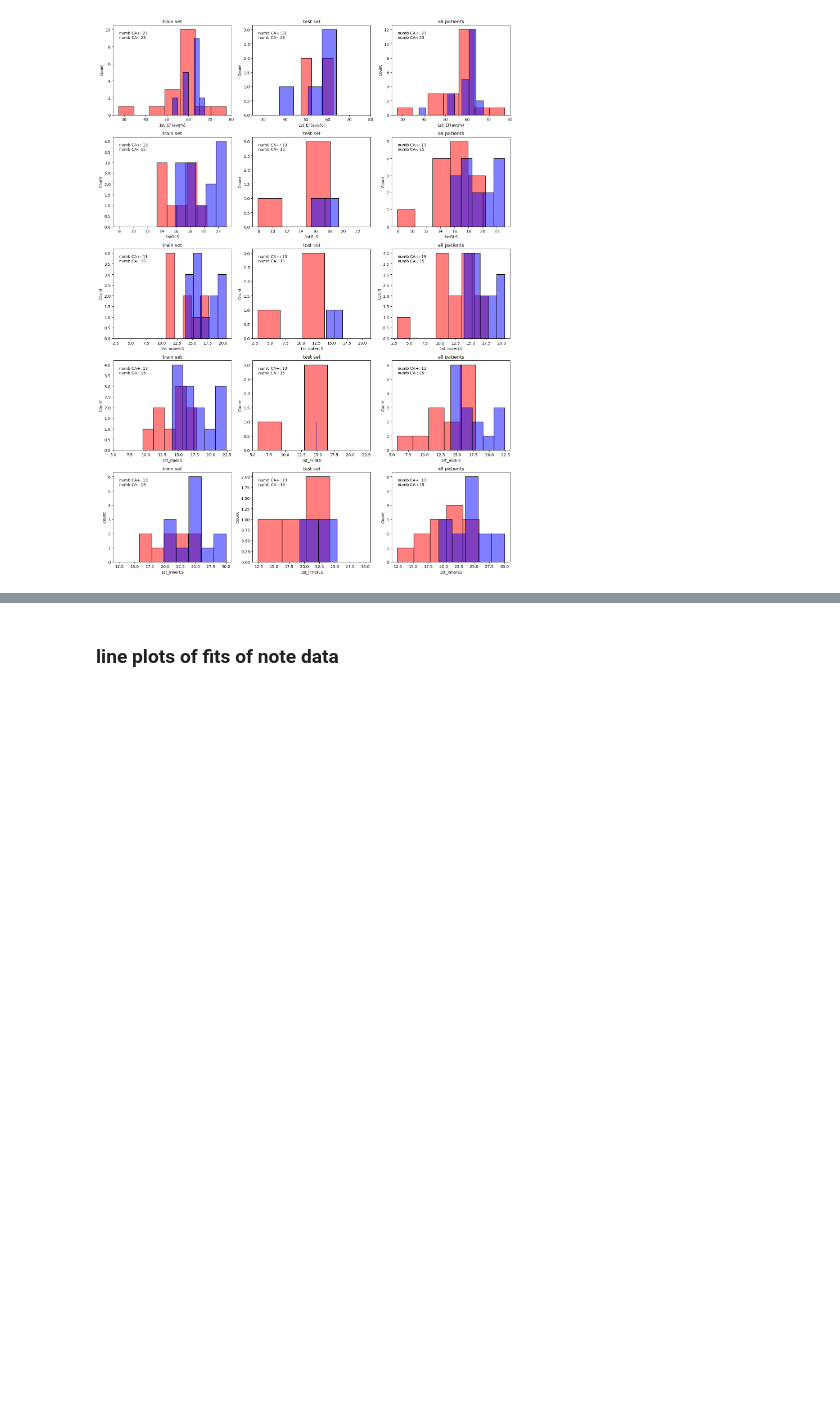
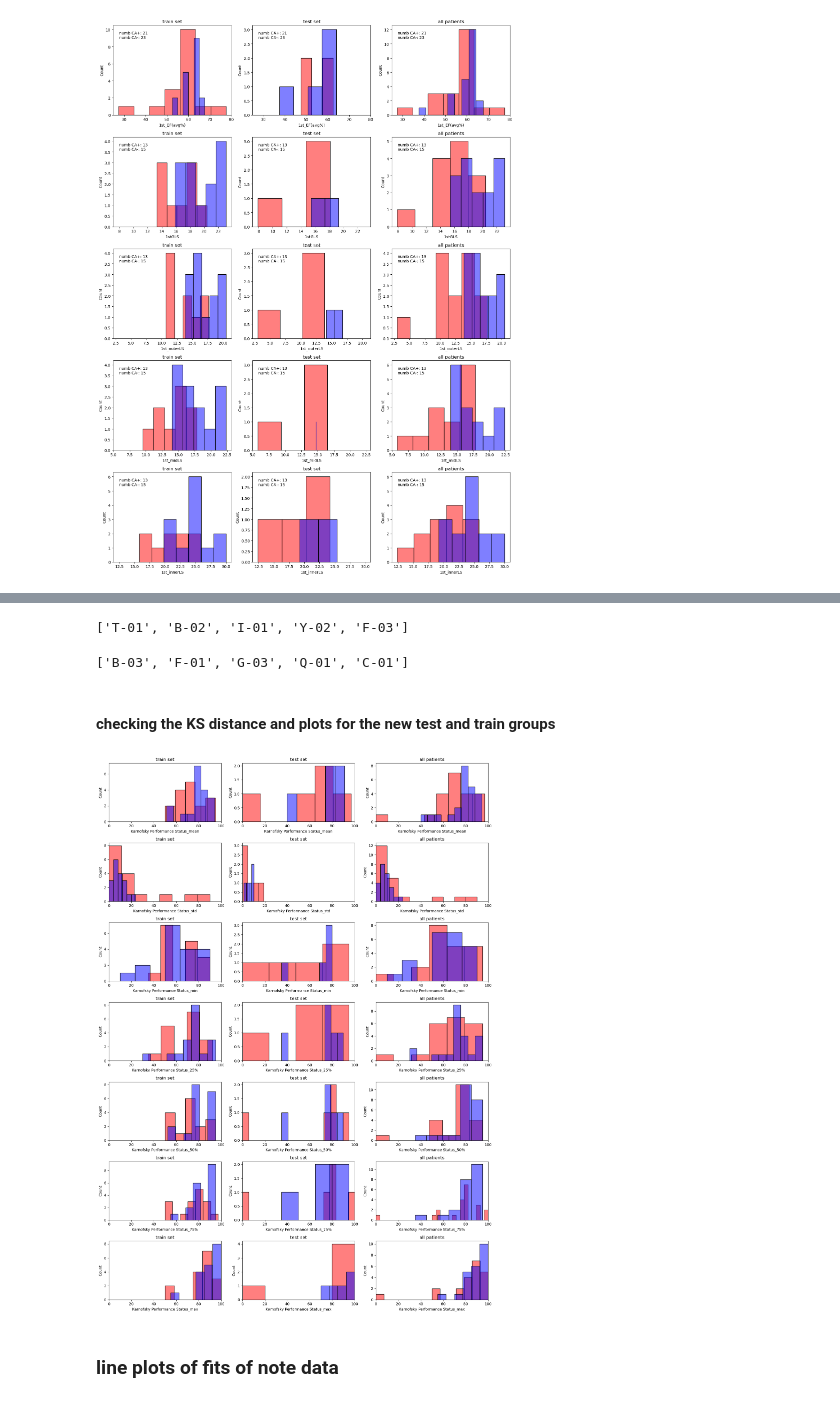
Before and after one commit to BisonCremer/cardiac-amyloidosis, a Jupyter notebook: 040_Mistic_2025/processing_data/StatsVisuals_2025-05-07.ipynb, the cells around one changed output, grey strips where cells are left out. Cells and saved outputs as stored; diff of their text form; code cells hidden in the pictures; blank space fills up the shorter version.

```diff
--- a/040_Mistic_2025/processing_data/StatsVisuals_2025-05-07.ipynb
+++ b/040_Mistic_2025/processing_data/StatsVisuals_2025-05-07.ipynb
@@ -35,8 +35,8 @@ new_dirrectory = path
 os.chdir(new_dirrectory)
 # %%
 #updates to directory management
-machine_directory = 'C:/Users/mcremer' #the C and path to the project folder
-# machine_directory = 'C:/Users/maega' #when working from home machine
+# machine_directory = 'C:/Users/mcremer' #the C and path to the project folder
+machine_directory = 'C:/Users/maega' #when working from home machine
 storage_directory = 'UFL Dropbox/Maegan Cremer/research-share/Maegan/Projects' #Local, HPG, or dropbox
 project_directory = 'Cardiac-Amyloidosis-Multiple-Myeloma' #project folder
 project_lv2_directory = '017_Mistic_noNotes_t-60' #deeper part of project folder
@@ -1120,0 +1123,22 @@ plt.tight_layout()
+# %%
+df_KPS_means = ptNotesDescriptiveStats_df['Karnofsky Performance Status_mean']
+# %%
+means_sorted_positive = df_KPS_means[listPositive].sort_values()
+sortedPositivePatients = list(means_sorted_positive.index)
+PositiveTestPts = sortedPositivePatients[::5]
+print(PositiveTestPts)
+
+PositiveTrainPts = [pt for pt in listPositive if pt not in PositiveTestPts]
+# %% [output]
+['T-01', 'B-02', 'I-01', 'Y-02', 'F-03']
+# %%
+means_sorted_negative = df_KPS_means[listNegative].sort_values()
+sortedNegativePatients = list(means_sorted_negative.index)
+NegativeTestPts = sortedNegativePatients[::5]
+print(NegativeTestPts)
+
+NegativeTrainPts = [pt for pt in listNegative if pt not in NegativeTestPts]
+# %% [output]
+['B-03', 'F-01', 'G-03', 'Q-01', 'C-01']
+# %% [markdown]
+#### checking the KS distance and plots for the new test and train groups
@@ -1121,3 +1192,56 @@ plt.tight_layout()
+# %%
+#exporting this to a sheet
+for stat in dict_ks_test.keys():
+    data = dict_ks_test[stat]
+    sheet_name = re.split(r"_(?=[^_])", stat)[1]
+    ptfn.outputToExcel(df_data=data, fileName_header="Karnofsky_NEW_", fileName_Common="stats_", fileName_suffix=folderNameSuffix, parent_dir=outputDir,
+                folderName= folderNameOut, sheetName= sheet_name)
+# %%
+# plot looking at the karnofsky lower 25%
+cols = 3
+rows = 7
+fig, axes = plt.subplots(rows, cols, figsize=(15, rows * 3))
+axes = axes.flatten()  # Flatten the axes array for easy indexing
+# fig.suptitle("Patients Note Data")
+
+i = 0
+for stat in Karnofsky_stats:
+
+        ax = axes[i]
+        #histograms
+        sns.histplot(ptNotesDescriptiveStats_df[stat][PositiveTrainPts], color='red', alpha = 0.5, ax= ax)
+        sns.histplot(ptNotesDescriptiveStats_df[stat][NegativeTrainPts], color='blue', alpha = 0.5, ax = ax)
+
+        # ax.annotate("skew CA+: " + str(df_shapeofNoteStats['skew train positive'][stat])[:4] + "\nskew CA-: " + str(df_shapeofNoteStats['skew train negative'][stat])[:4], xy = (0.05,0.85),
+        #         xycoords = 'axes fraction')
+        ax.set_title("train set")
+        ax.set_xlim(0,100)
+
+        ax = axes[i+1]
+        #histograms
+        sns.histplot(ptNotesDescriptiveStats_df[stat][PositiveTestPts], color='red', alpha = 0.5, ax= ax)
+        sns.histplot(ptNotesDescriptiveStats_df[stat][NegativeTestPts], color='blue', alpha = 0.5, ax = ax)
+
+        # ax.annotate("skew CA+: " + str(df_shapeofNoteStats['skew test positive'][stat])[:4] + "\nskew CA-: " + str(df_shapeofNoteStats['skew test negative'][stat])[:4], xy = (0.05,0.85),
+        #         xycoords = 'axes fraction')
+        ax.set_title("test set")
+        ax.set_xlim(0,100)
+
+        ax = axes[i+2]
+        #histograms
+        sns.histplot(ptNotesDescriptiveStats_df[stat][listPositive], color='red', alpha = 0.5, ax= ax)
+        sns.histplot(ptNotesDescriptiveStats_df[stat][listNegative], color='blue', alpha = 0.5, ax = ax)
+
+        # ax.annotate("skew CA+: " + str(df_shapeofNoteStats['skew positive'][stat])[:4] + "\nskew CA-: " + str(df_shapeofNoteStats['skew negative'][stat])[:4], xy = (0.05,0.85),
+        #         xycoords = 'axes fraction')
+        ax.set_title('all patients')
+        ax.set_xlim(0,100)
+
+        i = i+3
+
+plt.tight_layout()
+# %% [output]
+[figure, added]
 # %% [markdown]
 ### line plots of fits of note data
 # %%
```
Also changed, not shown: parts of 4 cells of this notebook.
